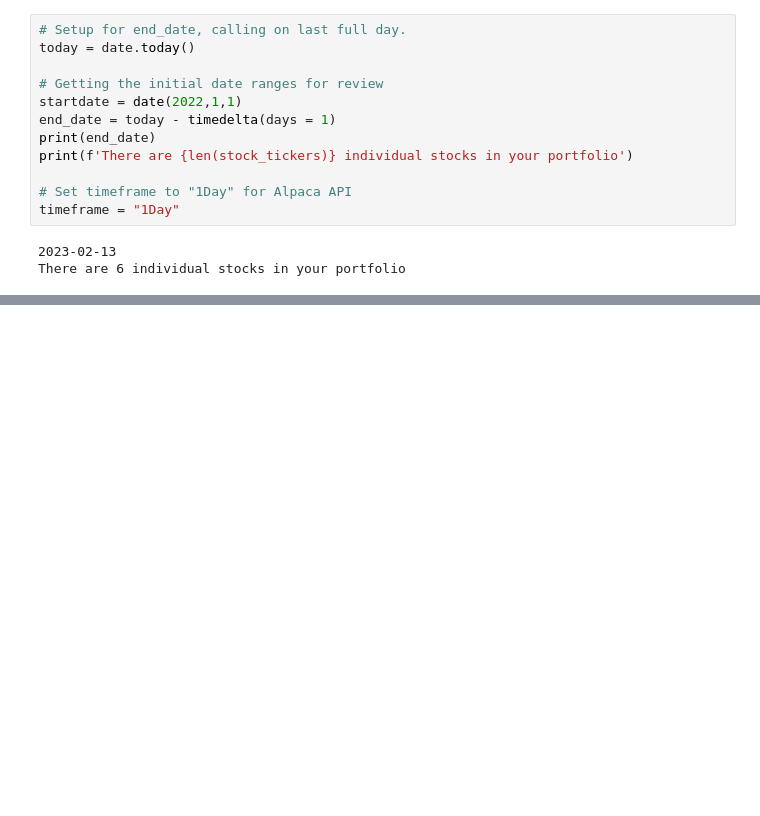
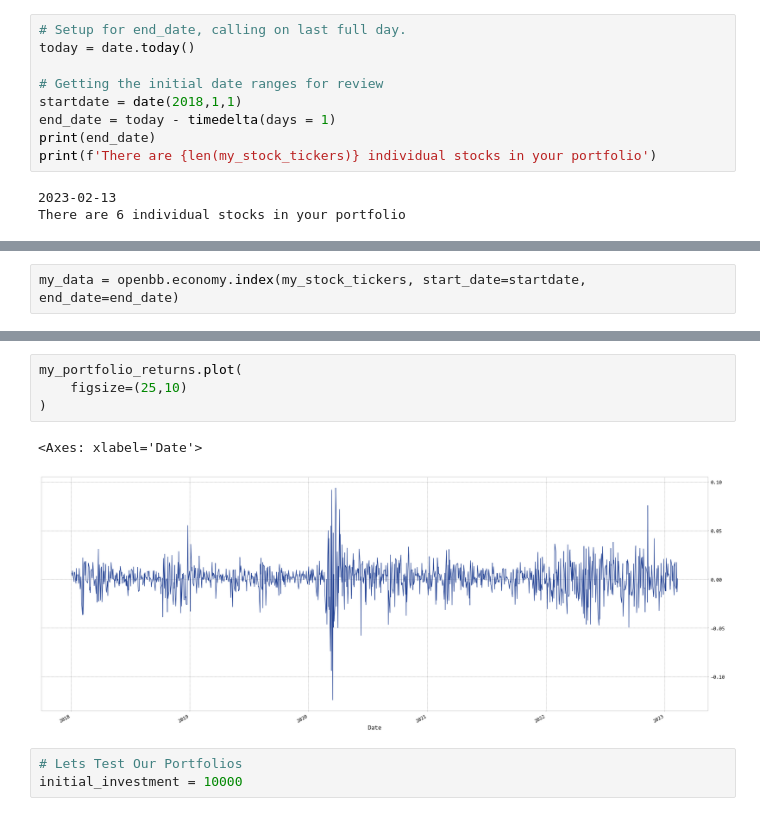
Before and after one commit to omarmoreta/Fintech_Project_1, a Jupyter notebook: Portfolios/Portfolio_Setup_Eli.ipynb, the cells around one changed output, grey strips where cells are left out. Drawn from its saved outputs; the diff is of its cells as text; blank space fills up the shorter version.

```diff
--- a/Portfolios/Portfolio_Setup_Eli.ipynb
+++ b/Portfolios/Portfolio_Setup_Eli.ipynb
@@ -38,13 +42,10 @@ stock_weights = portfolio['Weight'].tolist()
 today = date.today()
 
 # Getting the initial date ranges for review
-startdate = date(2022,1,1)
+startdate = date(2018,1,1)
 end_date = today - timedelta(days = 1)
 print(end_date)
-print(f'There are {len(stock_tickers)} individual stocks in your portfolio')
-
-# Set timeframe to "1Day" for Alpaca API
-timeframe = "1Day"
+print(f'There are {len(my_stock_tickers)} individual stocks in your portfolio')
 # %% [output]
 2023-02-13
 There are 6 individual stocks in your portfolio
@@ -311,0 +52,2 @@ Length: 279, dtype: float64
+# %%
+my_data = openbb.economy.index(my_stock_tickers, start_date=startdate, end_date=end_date)
@@ -345,0 +127,10 @@ portfolio_std
+# %%
+my_portfolio_returns.plot(
+    figsize=(25,10)
+)
+# %% [output]
+<Axes: xlabel='Date'>
+[figure, added]
+# %%
+# Lets Test Our Portfolios
+initial_investment = 10000
```
Also changed, not shown: parts of 24 cells of this notebook.
